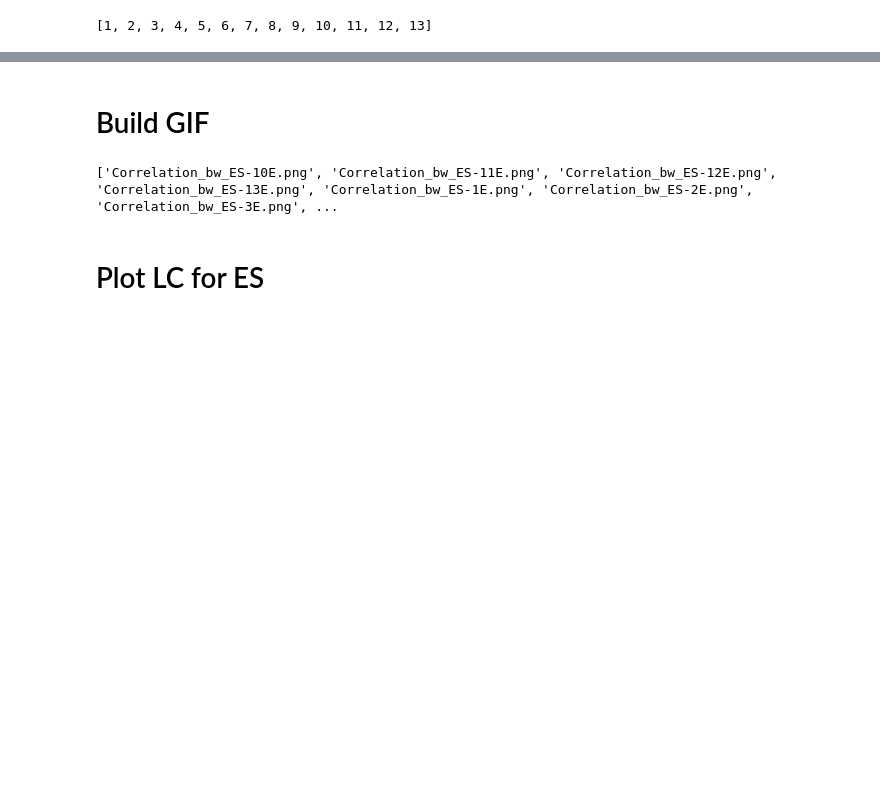
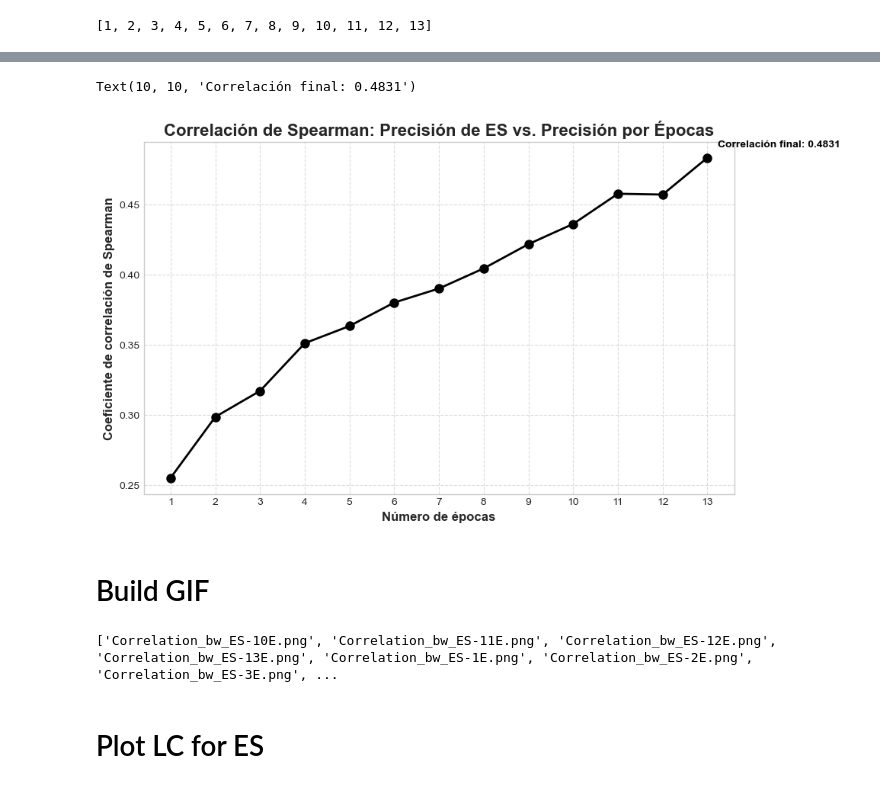
Before and after one commit to topsy-13/NAS_pretesting, a Jupyter notebook: OE-Tests/analyze_experiments 2.0.ipynb, the cells around one changed output, grey strips where cells are left out. Cells and saved outputs as stored; diff of their text form; code cells hidden in the pictures; blank space fills up the shorter version.

```diff
--- a/OE-Tests/analyze_experiments 2.0.ipynb
+++ b/OE-Tests/analyze_experiments 2.0.ipynb
@@ -171,3 +171,31 @@ for epoch_tested in n_epochs_tested:
+# %%
+# Create the figure
+plt.figure(figsize=(10, 6))
+
+# Correlation plot
+plt.plot(range(1, len(spearman_rhos['Correlation']) + 1),
+         spearman_rhos['Correlation'],
+         marker='o',
+         color='black',
+         linewidth=2,
+         markersize=8)
+
+# Styling
+plt.title('Correlación de Spearman: Precisión de ES vs. Precisión por Épocas',
+          fontweight='bold', fontsize=16)
+plt.xlabel('Número de épocas', fontweight='bold', fontsize=12)
+plt.ylabel('Coeficiente de correlación de Spearman', fontweight='bold', fontsize=12)
+plt.grid(True, linestyle='--', alpha=0.7)
+plt.xticks(range(1, len(spearman_rhos['Correlation']) + 1))
+
+# Annotate key values
+plt.annotate(f'Correlación final: {spearman_rhos["Correlation"][-1]:.4f}',
+             xy=(len(spearman_rhos['Correlation']), spearman_rhos['Correlation'][-1]),
+             xytext=(10, 10), textcoords='offset points',
+             fontweight='bold', color='black', fontsize=10)
+# %% [output]
+Text(10, 10, 'Correlación final: 0.4831')
+[figure, added]
 # %% [markdown]
 # Build GIF
 # %%
```
Also changed, not shown: parts of 39 cells of this notebook.
